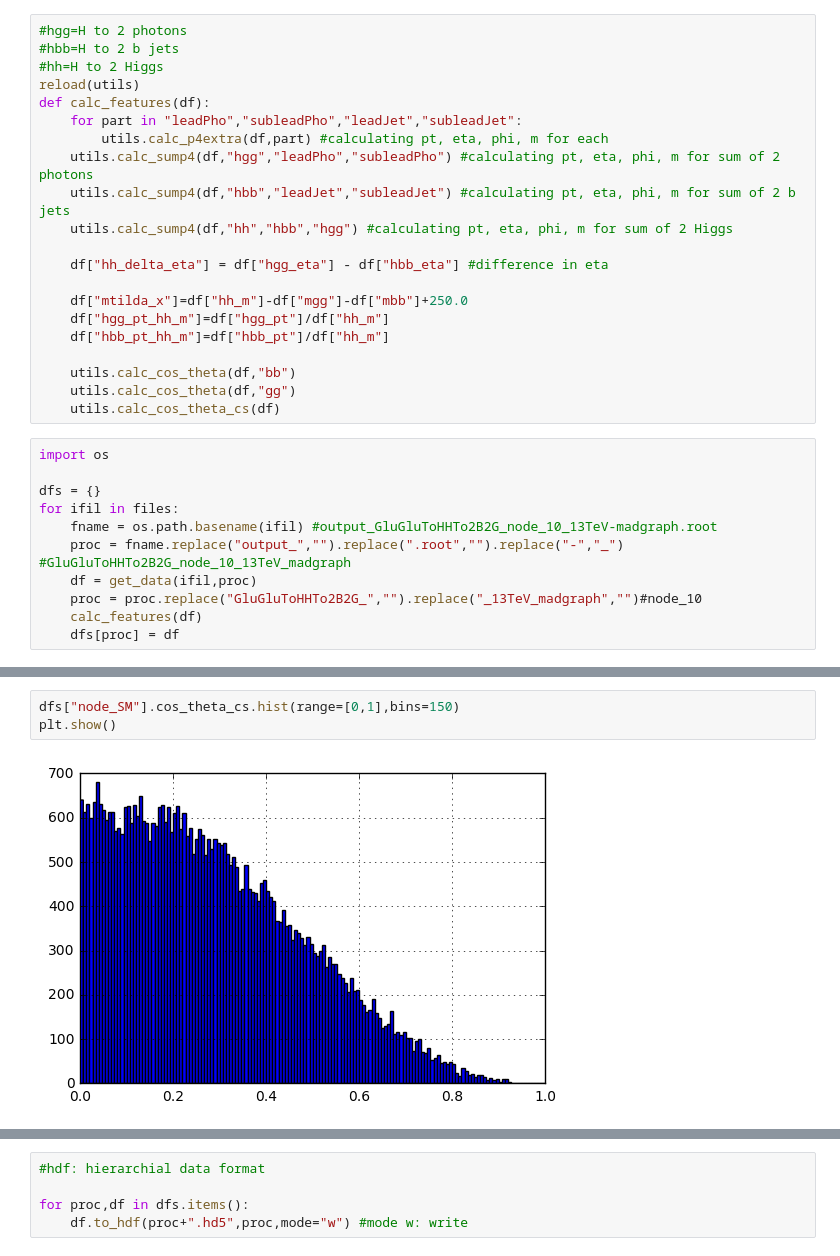
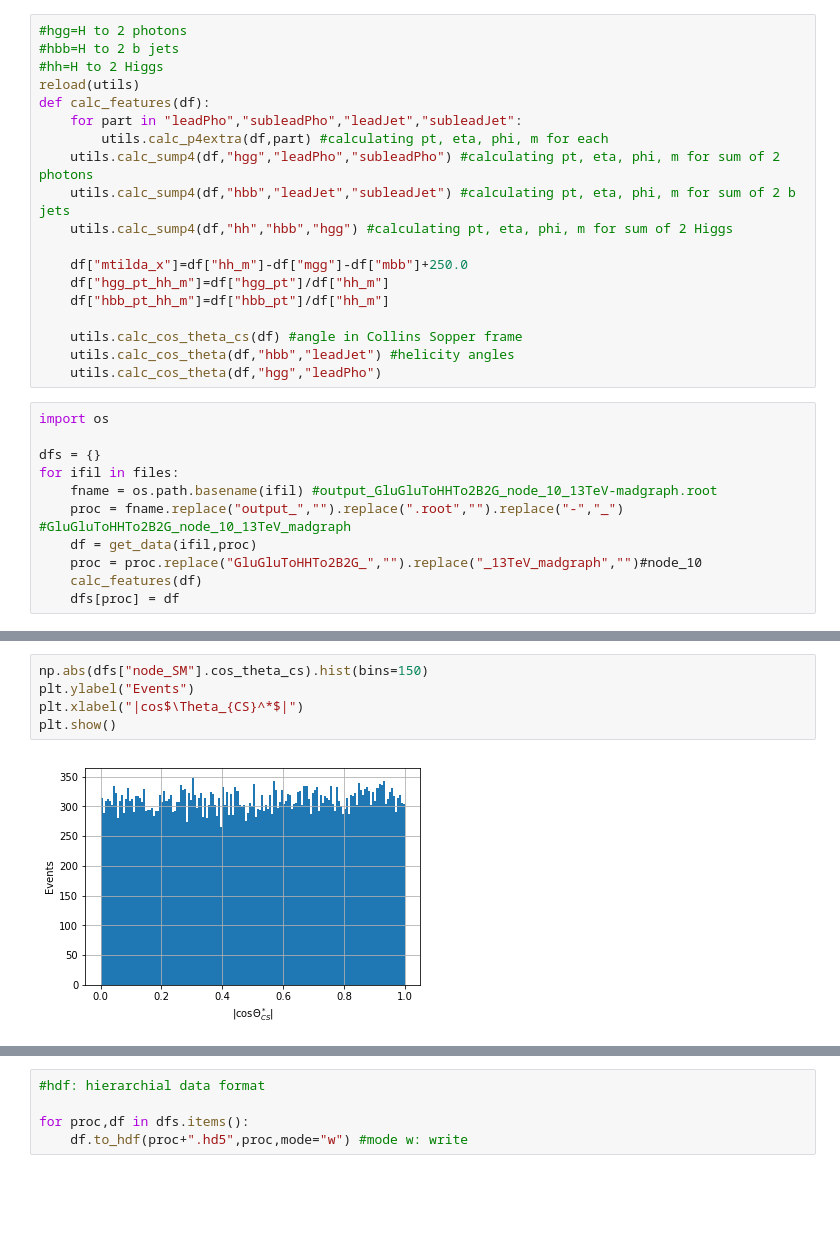
Before and after one commit to gitanjalipoddar/HHbbgg_ETH, a Jupyter notebook: GenResponse/notebooks/root_to_hdf.ipynb, the cells around one changed output, grey strips where cells are left out. Drawn from its saved outputs; the diff is of its cells as text; blank space fills up the shorter version.

Commit message:
added angles

```diff
--- a/GenResponse/notebooks/root_to_hdf.ipynb
+++ b/GenResponse/notebooks/root_to_hdf.ipynb
@@ -26,15 +29,13 @@ def calc_features(df):
     utils.calc_sump4(df,"hbb","leadJet","subleadJet") #calculating pt, eta, phi, m for sum of 2 b jets
     utils.calc_sump4(df,"hh","hbb","hgg") #calculating pt, eta, phi, m for sum of 2 Higgs
 
-    df["hh_delta_eta"] = df["hgg_eta"] - df["hbb_eta"] #difference in eta
-
     df["mtilda_x"]=df["hh_m"]-df["mgg"]-df["mbb"]+250.0
     df["hgg_pt_hh_m"]=df["hgg_pt"]/df["hh_m"]
     df["hbb_pt_hh_m"]=df["hbb_pt"]/df["hh_m"]
 
-    utils.calc_cos_theta(df,"bb")
-    utils.calc_cos_theta(df,"gg")
-    utils.calc_cos_theta_cs(df)
+    utils.calc_cos_theta_cs(df) #angle in Collins Sopper frame
+    utils.calc_cos_theta(df,"hbb","leadJet") #helicity angles
+    utils.calc_cos_theta(df,"hgg","leadPho")
 # %%
 import os
 
@@ -109,5 +112,7 @@ plt.show()
 # %%
-dfs["node_SM"].cos_theta_cs.hist(range=[0,1],bins=150)
+np.abs(dfs["node_SM"].cos_theta_cs).hist(bins=150)
+plt.ylabel("Events")
+plt.xlabel("|cos$\Theta_{CS}^*$|")
 plt.show()
 # %% [output]
-[figure, old version]
+[figure, new version]
```
Also changed, not shown: parts of 15 cells of this notebook.
